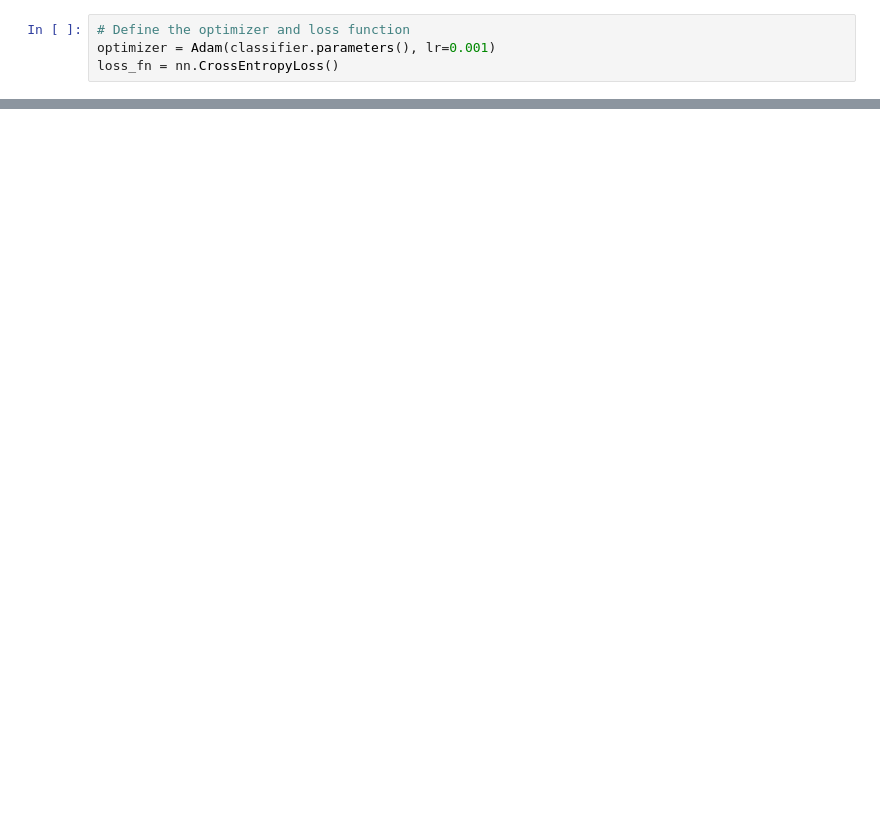
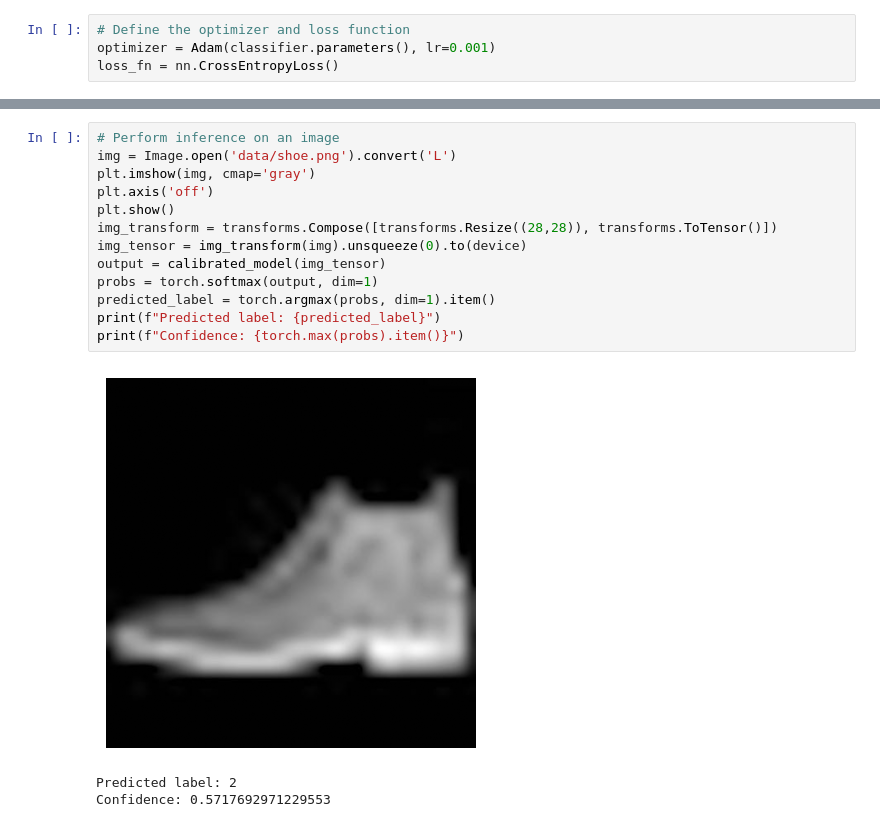
Before and after one commit to ELLIS-Jena-Summer-School/uncertainty, a Jupyter notebook: 1-mnist-uncertainty.ipynb, the cells around one changed output, grey strips where cells are left out. Drawn from its saved outputs; the diff is of its cells as text; blank space fills up the shorter version.

```diff
--- a/1-mnist-uncertainty.ipynb
+++ b/1-mnist-uncertainty.ipynb
@@ -164,0 +301,17 @@ def mc_dropout_predict(model, data_loader, n_iter=20):
+# %%
+# Perform inference on an image
+img = Image.open('data/shoe.png').convert('L')
+plt.imshow(img, cmap='gray')
+plt.axis('off')
+plt.show()
+img_transform = transforms.Compose([transforms.Resize((28,28)), transforms.ToTensor()])
+img_tensor = img_transform(img).unsqueeze(0).to(device)
+output = calibrated_model(img_tensor)
+probs = torch.softmax(output, dim=1)
+predicted_label = torch.argmax(probs, dim=1).item()
+print(f"Predicted label: {predicted_label}")
+print(f"Confidence: {torch.max(probs).item()}")
+# %% [output]
+[figure, added]
+Predicted label: 2
+Confidence: 0.5717692971229553
```
Also changed, not shown: parts of 46 cells of this notebook, 15 other files.
